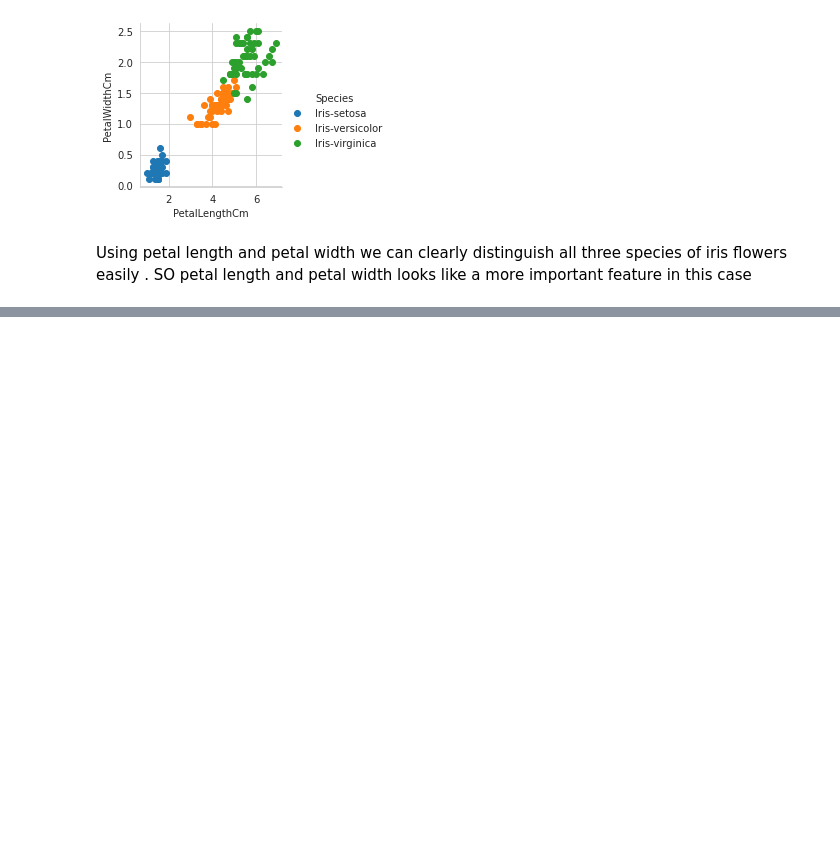
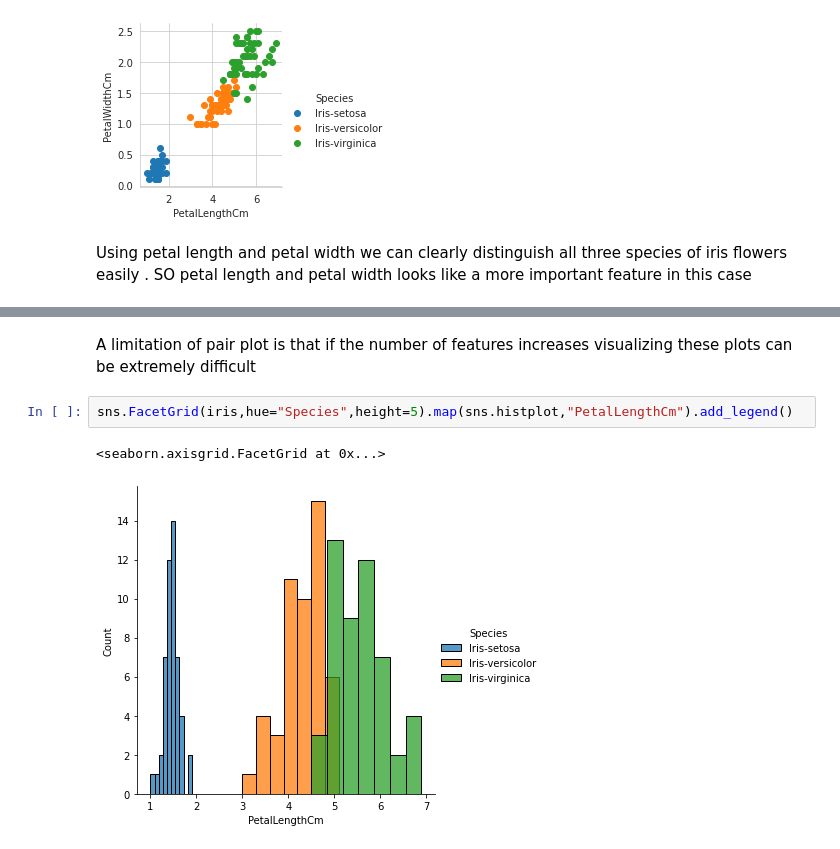
Before and after one commit to pranzalkhadka/ExploratoryDataAnalysis, a Jupyter notebook: EDA.ipynb, the cells around one changed output, grey strips where cells are left out. Cells and saved outputs as stored; diff of their text form; blank space fills up the shorter version.

```diff
--- a/EDA.ipynb
+++ b/EDA.ipynb
@@ -49,0 +57,7 @@ Using petal length and petal width we can clearly distinguish all three species
+# %% [markdown]
+A limitation of pair plot is that if the number of features increases visualizing these plots can be extremely difficult
+# %%
+sns.FacetGrid(iris,hue="Species",height=5).map(sns.histplot,"PetalLengthCm").add_legend()
+# %% [output]
+<seaborn.axisgrid.FacetGrid at 0x...>
+[figure, added]
```
Also changed, not shown: parts of 8 cells of this notebook.
